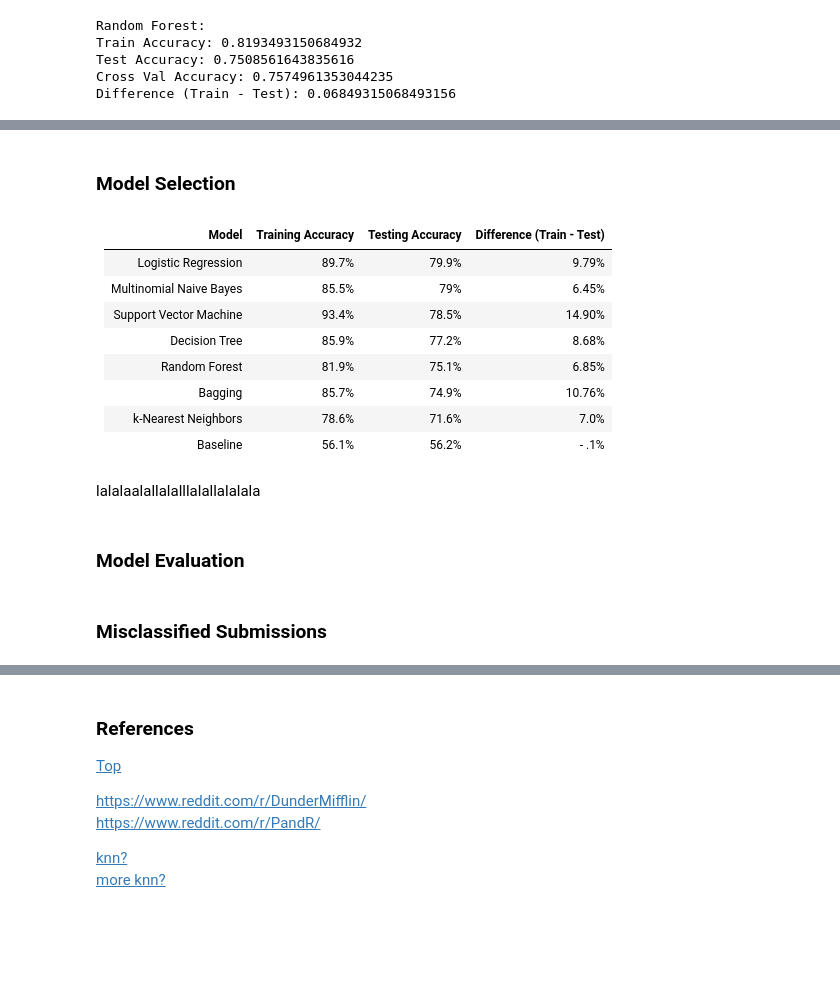
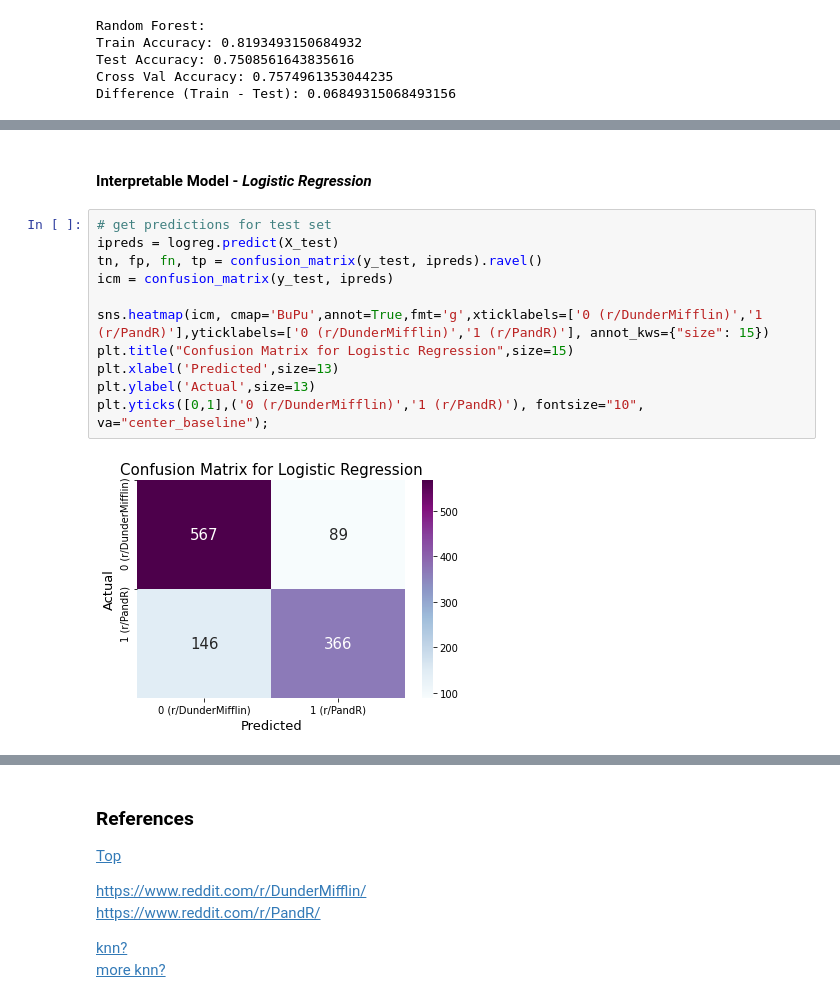
Before and after one commit to dmedellin2/reddit_classification, a Jupyter notebook: code/reddit-classification-models.ipynb, the cells around one changed output, grey strips where cells are left out. Drawn from its saved outputs; the diff is of its cells as text; blank space fills up the shorter version.

```diff
--- a/code/reddit-classification-models.ipynb
+++ b/code/reddit-classification-models.ipynb
@@ -1020,19 +1137,15 @@ Difference (Train - Test): 0.148972602739726
 # %% [markdown]
-### Model Selection
+#### Interpretable Model - _Logistic Regression_
-# %% [markdown]
-|Model|Training Accuracy|Testing Accuracy|Difference (Train - Test)|
-|:---|:---:|:---:|:---:|
-|Logistic Regression|89.7%|79.9%|9.79%|
-|Multinomial Naive Bayes|85.5%|79%|6.45%|
-|Support Vector Machine|93.4%|78.5%|14.90%|
-|Decision Tree|85.9%|77.2%|8.68%|
-|Random Forest|81.9%|75.1%|6.85%|
-|Bagging|85.7%|74.9%|10.76%|
-|k-Nearest Neighbors|78.6%|71.6%|7.0%|
-|Baseline|56.1%|56.2%| - .1%|
-# %% [markdown]
-lalalaalallalalllalallalalala
-# %% [markdown]
-### Model Evaluation
-# %% [markdown]
-### Misclassified Submissions
+# %%
+# get predictions for test set
+ipreds = logreg.predict(X_test)
+tn, fp, fn, tp = confusion_matrix(y_test, ipreds).ravel()
+icm = confusion_matrix(y_test, ipreds)
+
+sns.heatmap(icm, cmap='BuPu',annot=True,fmt='g',xticklabels=['0 (r/DunderMifflin)','1 (r/PandR)'],yticklabels=['0 (r/DunderMifflin)','1 (r/PandR)'], annot_kws={"size": 15})
+plt.title("Confusion Matrix for Logistic Regression",size=15)
+plt.xlabel('Predicted',size=13)
+plt.ylabel('Actual',size=13)
+plt.yticks([0,1],('0 (r/DunderMifflin)','1 (r/PandR)'), fontsize="10", va="center_baseline");
+# %% [output]
+[figure, added]
```
Also changed, not shown: parts of 28 cells of this notebook.
